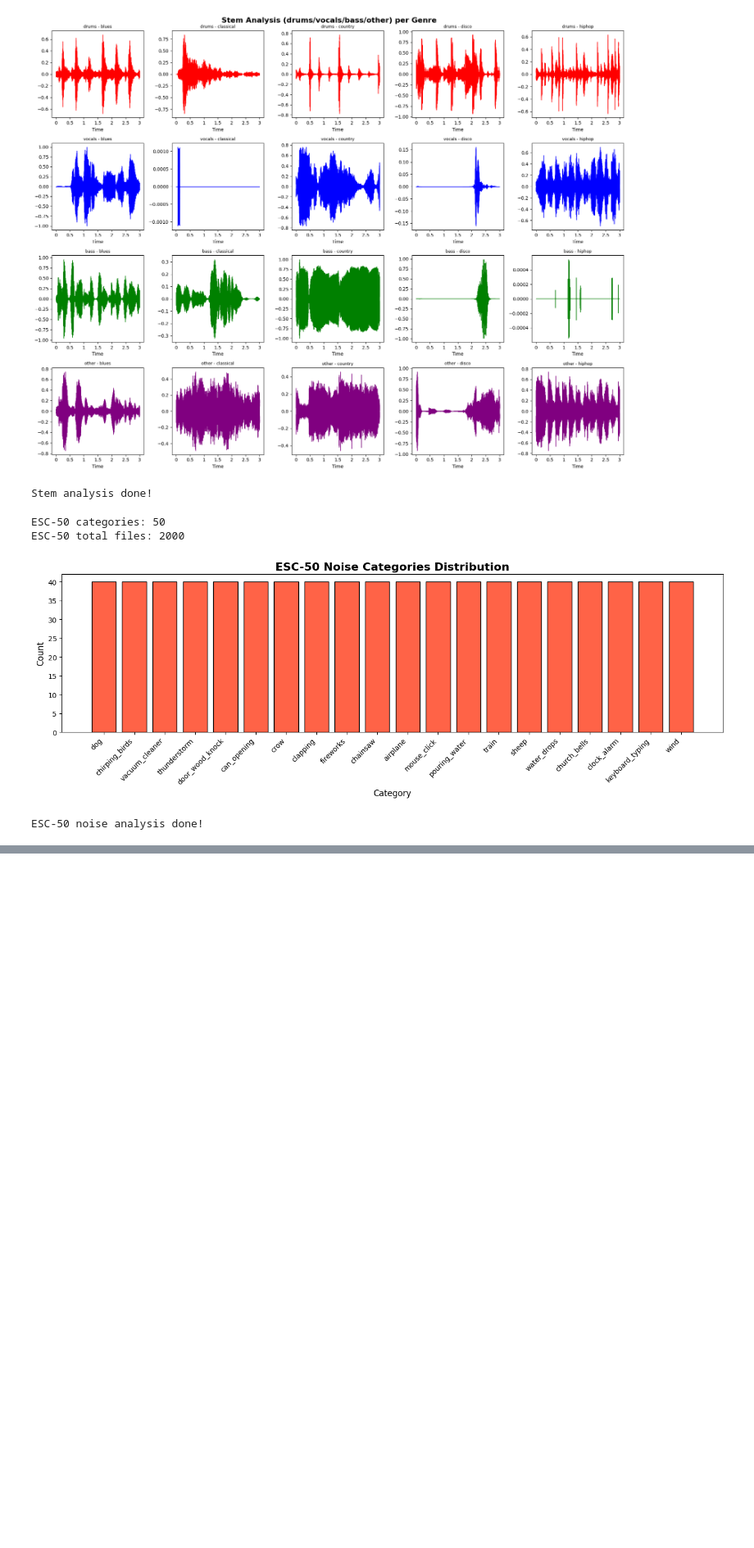
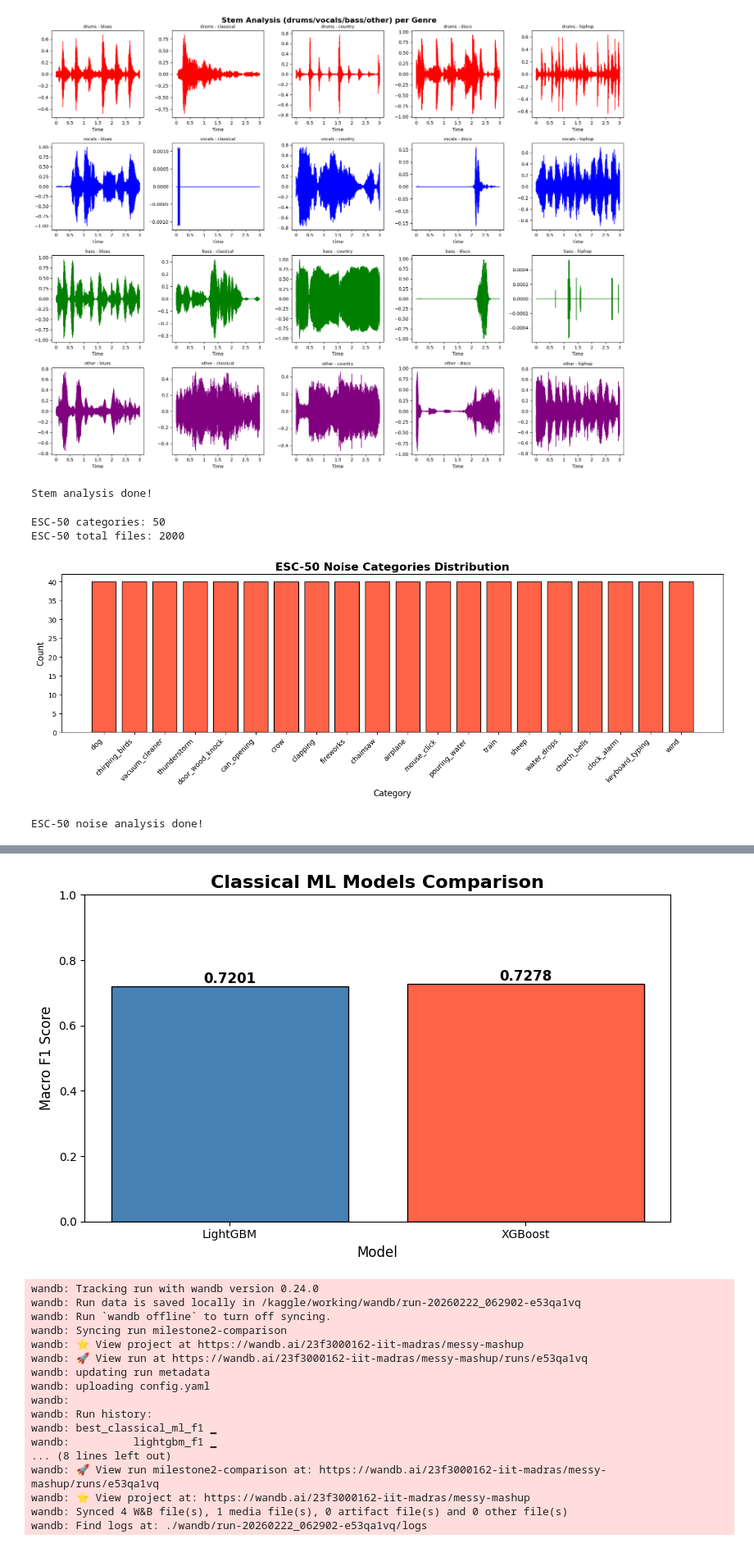
Before and after one commit to 23f3000162/dl-genai-project-26-t1, a Jupyter notebook: notebooks/training_notebook.ipynb, the cells around one changed output, grey strips where cells are left out. Shown at 82% size. Saved outputs shown, nothing was run; the diff lists cells and outputs as text; code cells hidden in the pictures; blank space fills up the shorter version.

Commit message:
Milestone 2: Implemented XGBoost and LightGBM baseline models with evaluation

```diff
--- a/notebooks/training_notebook.ipynb
+++ b/notebooks/training_notebook.ipynb
@@ -367,0 +479,20 @@ W&B run finished!
+# %%
+from sklearn.model_selection import train_test_split
+from sklearn.preprocessing import StandardScaler
+from sklearn.metrics import f1_score, classification_report
+
+X_train, X_val, y_train, y_val = train_test_split(
+    X, y,
+    test_size=0.15,
+    random_state=42,
+    stratify=y
+)
+
+# scale features
+scaler = StandardScaler()
+X_train_scaled = scaler.fit_transform(X_train)
+X_val_scaled   = scaler.transform(X_val)
+
+print(f"Train size : {X_train_scaled.shape}")
+print(f"Val size   : {X_val_scaled.shape}")
+print("Features scaled successfully")
@@ -367,0 +661,60 @@ W&B run finished!
+# %%
+# compare all classical ml models
+models     = ["LightGBM", "XGBoost"]
+f1_scores  = [lgb_f1, xgb_f1]
+
+plt.figure(figsize=(8, 5))
+bars = plt.bar(models, f1_scores, color=["steelblue","tomato"], edgecolor="black")
+plt.title("Classical ML Models Comparison", fontsize=16, fontweight="bold")
+plt.xlabel("Model", fontsize=12)
+plt.ylabel("Macro F1 Score", fontsize=12)
+plt.ylim(0, 1.0)
+for bar, score in zip(bars, f1_scores):
+    plt.text(bar.get_x() + bar.get_width()/2, bar.get_height() + 0.01,
+             f"{score:.4f}", ha="center", fontsize=12, fontweight="bold")
+plt.tight_layout()
+plt.savefig("classical_ml_comparison.png", dpi=150)
+plt.show()
+
+# log comparison to wandb
+wandb.init(
+    project = "messy-mashup",
+    name    = "milestone2-comparison"
+)
+wandb.log({
+    "lightgbm_f1"             : lgb_f1,
+    "xgboost_f1"              : xgb_f1,
+    "best_classical_ml_f1"    : max(f1_scores),
+    "best_classical_ml_model" : models[np.argmax(f1_scores)],
+    "comparison_plot"         : wandb.Image("classical_ml_comparison.png")
+})
+wandb.finish()
+
+print("\n" + "="*50)
+print("summery")
+print("="*50)
+print(f"LightGBM F1 : {lgb_f1:.4f}")
+print(f"XGBoost F1  : {xgb_f1:.4f}")
+print(f"Best Model  : {models[np.argmax(f1_scores)]}")
+print(f"Best F1     : {max(f1_scores):.4f}")
+print("="*50)
+print("done")
+# %% [output]
+[figure, added]
+wandb: Tracking run with wandb version 0.24.0
+wandb: Run data is saved locally in /kaggle/working/wandb/run-20260222_062902-e53qa1vq
+wandb: Run `wandb offline` to turn off syncing.
+wandb: Syncing run milestone2-comparison
+wandb: ⭐️ View project at https://wandb.ai/23f3000162-iit-madras/messy-mashup
+wandb: 🚀 View run at https://wandb.ai/23f3000162-iit-madras/messy-mashup/runs/e53qa1vq
+wandb: updating run metadata
+wandb: uploading config.yaml
+wandb:
+wandb: Run history:
+wandb: best_classical_ml_f1 ▁
+wandb:          lightgbm_f1 ▁
+... (8 lines left out)
+wandb: 🚀 View run milestone2-comparison at: https://wandb.ai/23f3000162-iit-madras/messy-mashup/runs/e53qa1vq
+wandb: ⭐️ View project at: https://wandb.ai/23f3000162-iit-madras/messy-mashup
+wandb: Synced 4 W&B file(s), 1 media file(s), 0 artifact file(s) and 0 other file(s)
+wandb: Find logs at: ./wandb/run-20260222_062902-e53qa1vq/logs
```
Also changed, not shown: parts of 11 cells of this notebook, 1 other file.
